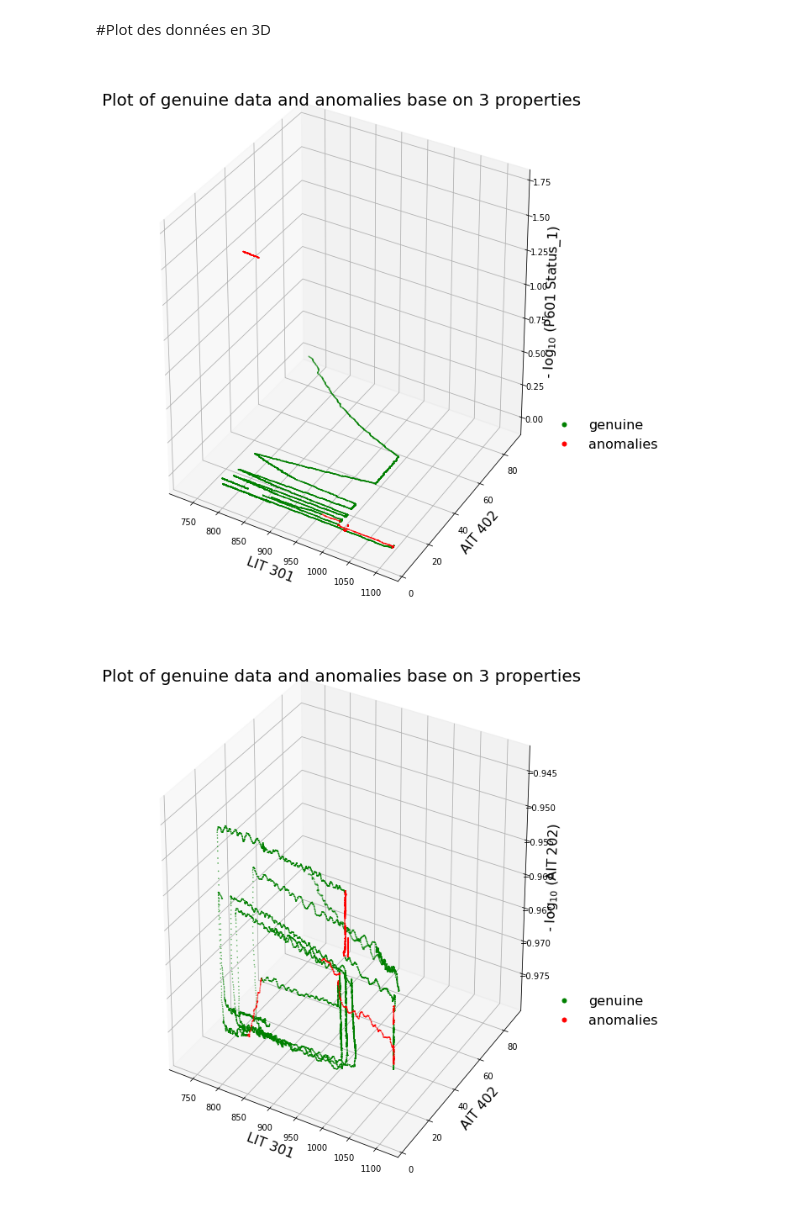
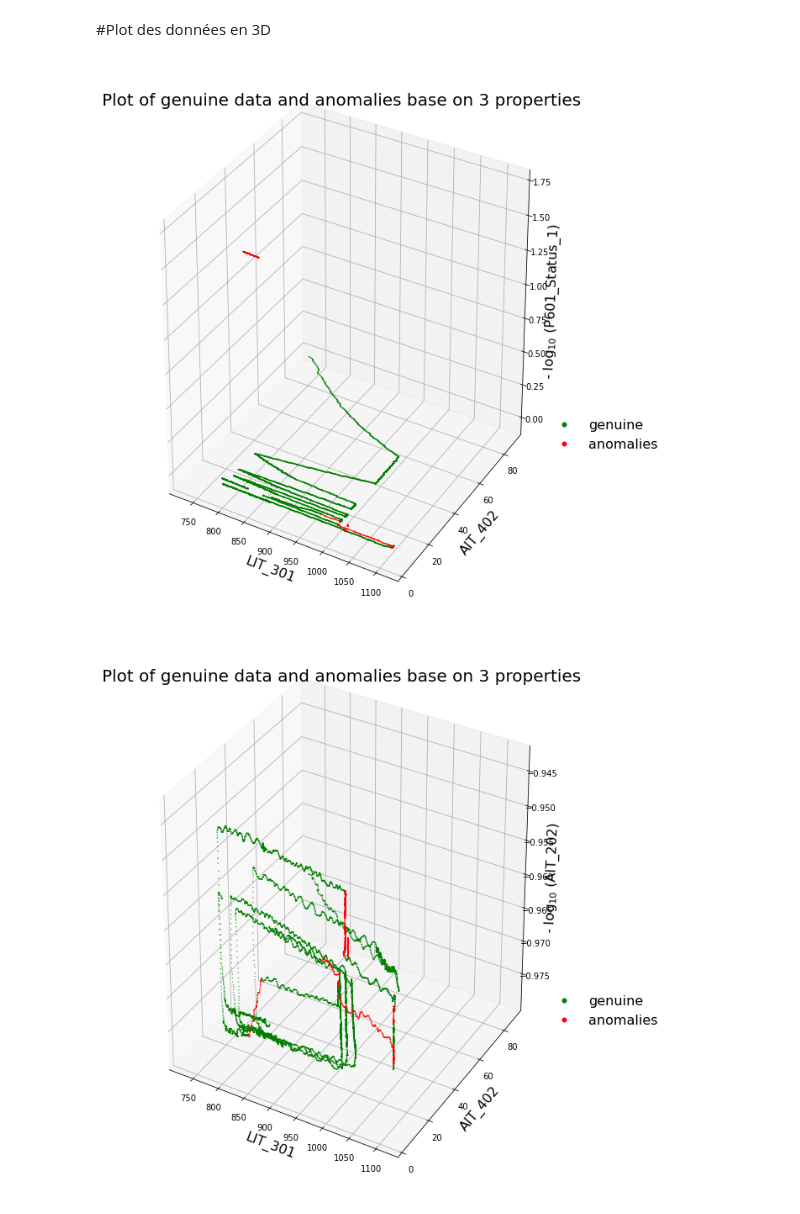
Before and after one commit to lnassabain/Anomaly-detection-and-prediction-for-Water-treatment-system, a Jupyter notebook: clean_data.ipynb, the cells around one changed output. Cells and saved outputs as stored; diff of their text form; code cells hidden in the pictures.

```diff
--- a/clean_data.ipynb
+++ b/clean_data.ipynb
@@ -10,8 +10,9 @@ import os
 # %% [markdown]
 #Importation et familiarisation avec le jeu de données
 # %%
-# df = pd.read_csv('./SWaT_dataset_Jul_19_v2.csv')
-df = pd.read_csv('drive/MyDrive/PDD/SWaT_dataset_Jul_19_v2.csv')
+df = pd.read_csv('./SWaT_dataset_Jul_19_v2.csv')
+#df = pd.read_csv('drive/MyDrive/PDD/SWaT_dataset_Jul_19_v2.csv')
+#df = pd.read_csv('drive/MyDrive/ProtectionDeDonnees/SWaT_dataset_Jul_19_v2.csv')
 # %%
 df.head()
 # %% [output]
@@ -823,6 +824,9 @@ df['isAttack'] = df['isAttack'].astype(str).astype(object)
 X = df.drop(['timestamp','FIT401_attack','LIT301_attack','P601_attack','MultiPoint_attack',\
              'MV501_attack','P301_attack','isAttack'], axis=1)
 Y = df[['isAttack']]
+
+#On replace tous les espaces dans les noms des colonnes par des '_'
+X.rename(columns = lambda x: x.replace(' ', '_'), inplace=True)
 # %%
 #On one-hot toutes les colonnes catégoriques de X
 cat_list_X = X.select_dtypes(include=['object'])
@@ -1010,10 +1014,5 @@ ax.set_title('Ordering of features by importance to the model learnt ' \
 # %% [markdown]
 ### Tree
 # %%
-# A DEBUGER (bug bizarre)
-from matplotlib.pylab import rcParams
-
-##set up the parameters
-rcParams['figure.figsize'] = 50,20
-plot_tree(clf)
-plt.show()
+from xgboost import to_graphviz
+to_graphviz(clf)
@@ -1073,8 +1074,8 @@ def show3D_data(X, Y, x_axis_name, y_axis_name, z_axis_name):
   plt.legend(handles=[noAnomalyMaker, anomalyMaker], \
              bbox_to_anchor=(1.20, 0.38), frameon=False, prop={'size':16});
 # %%
-show3D_data(X,Y,'LIT 301','AIT 402', 'P601 Status_1')
+show3D_data(X,Y,'LIT_301','AIT_402', 'P601_Status_1')
 # %% [output]
-[figure, old version]
+[figure, new version]
 # %%
 #plot d'autres attributs importants
```
Also changed, not shown: parts of 4 cells of this notebook.
